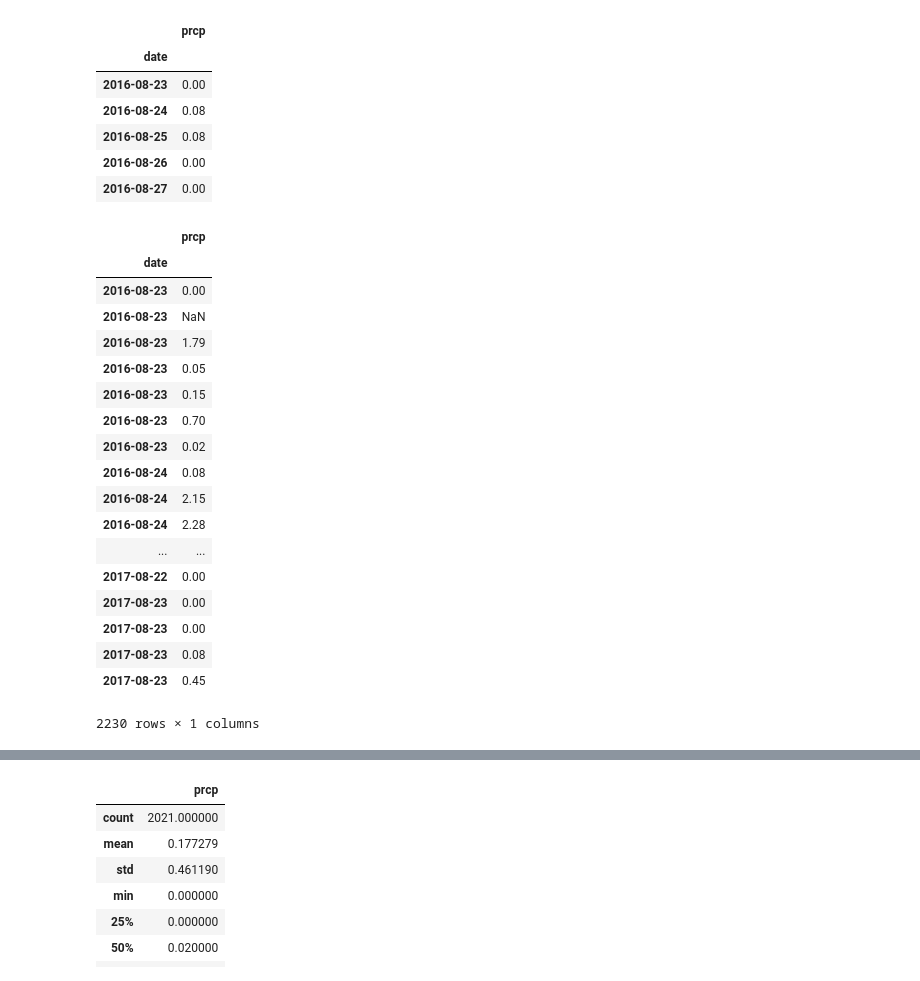
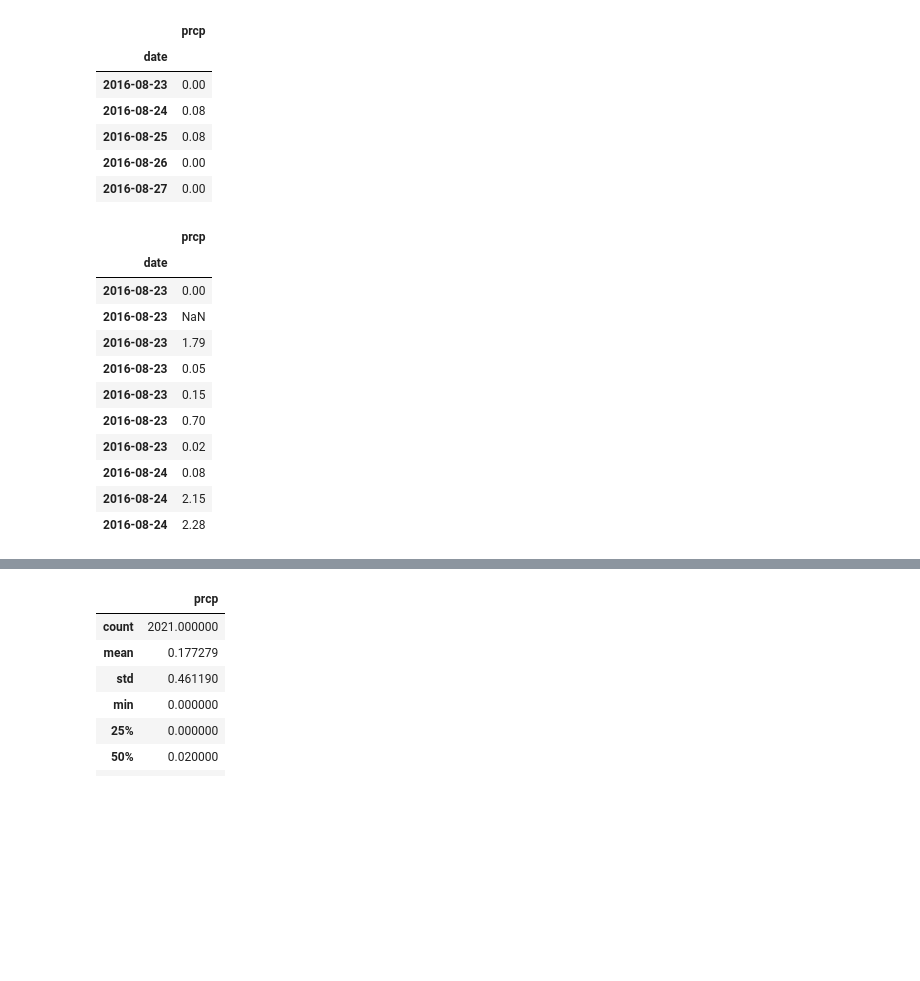
Before and after one commit to RoseMurugi/SqlAlchemy_Hwk, a Jupyter notebook: SqlAlchemyhwk_climate_starter_RoseW.ipynb, the cells around one changed output, grey strips where cells are left out. Cells and saved outputs as stored; diff of their text form; code cells hidden in the pictures; blank space fills up the shorter version.

```diff
--- a/SqlAlchemyhwk_climate_starter_RoseW.ipynb
+++ b/SqlAlchemyhwk_climate_starter_RoseW.ipynb
@@ -118,27 +118,20 @@ data2.head()
 # %%
 #sort dataframe values by "date"
 data3=data2.sort_values(by=["date"])
-data3
+data3.head(10)
 # %% [output]
 |  | prcp |
 | date |  |
 | 2016-08-23 | 0.00 |
 | 2016-08-23 | NaN |
 | 2016-08-23 | 1.79 |
 | 2016-08-23 | 0.05 |
 | 2016-08-23 | 0.15 |
 | 2016-08-23 | 0.70 |
 | 2016-08-23 | 0.02 |
 | 2016-08-24 | 0.08 |
 | 2016-08-24 | 2.15 |
 | 2016-08-24 | 2.28 |
-| ... | ... |
-| 2017-08-22 | 0.00 |
-| 2017-08-23 | 0.00 |
-| 2017-08-23 | 0.00 |
-| 2017-08-23 | 0.08 |
-| 2017-08-23 | 0.45 |
-2230 rows × 1 columns
 # %%
 
 # Use Pandas Plotting with Matplotlib to plot the data
```
Also changed, not shown: parts of 16 cells of this notebook, 6 other files.
